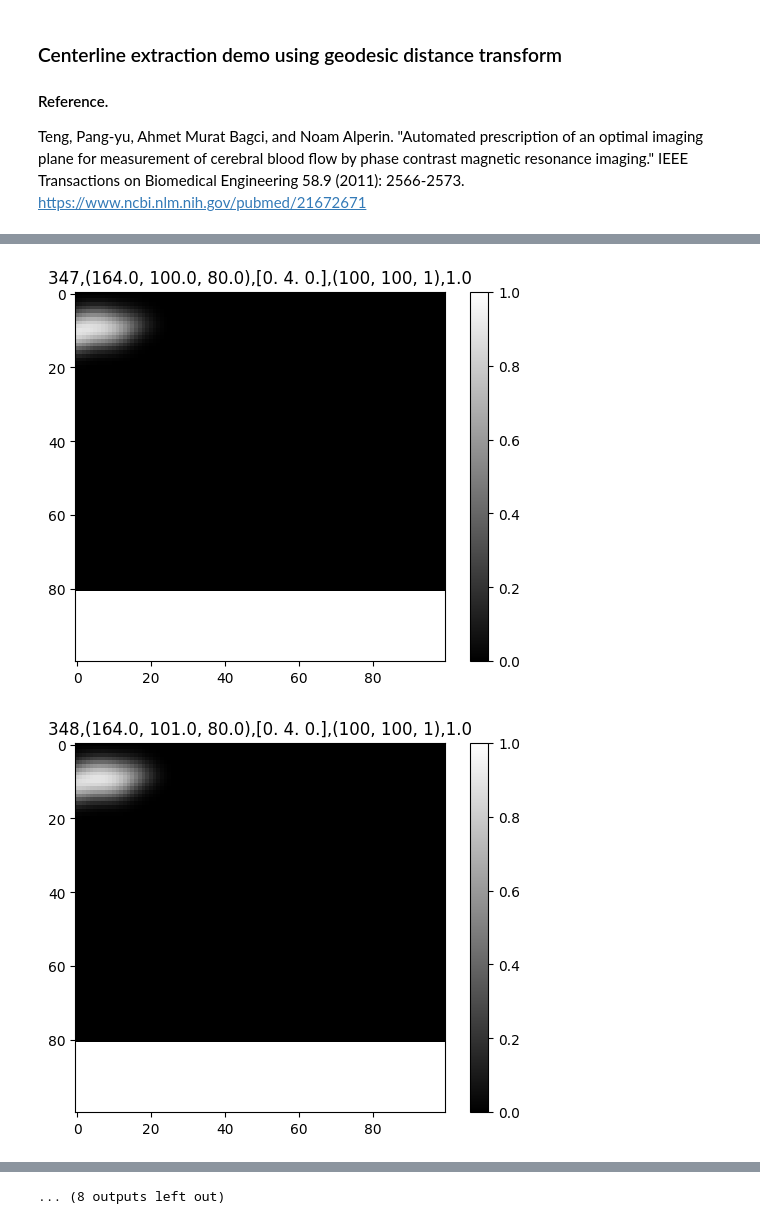
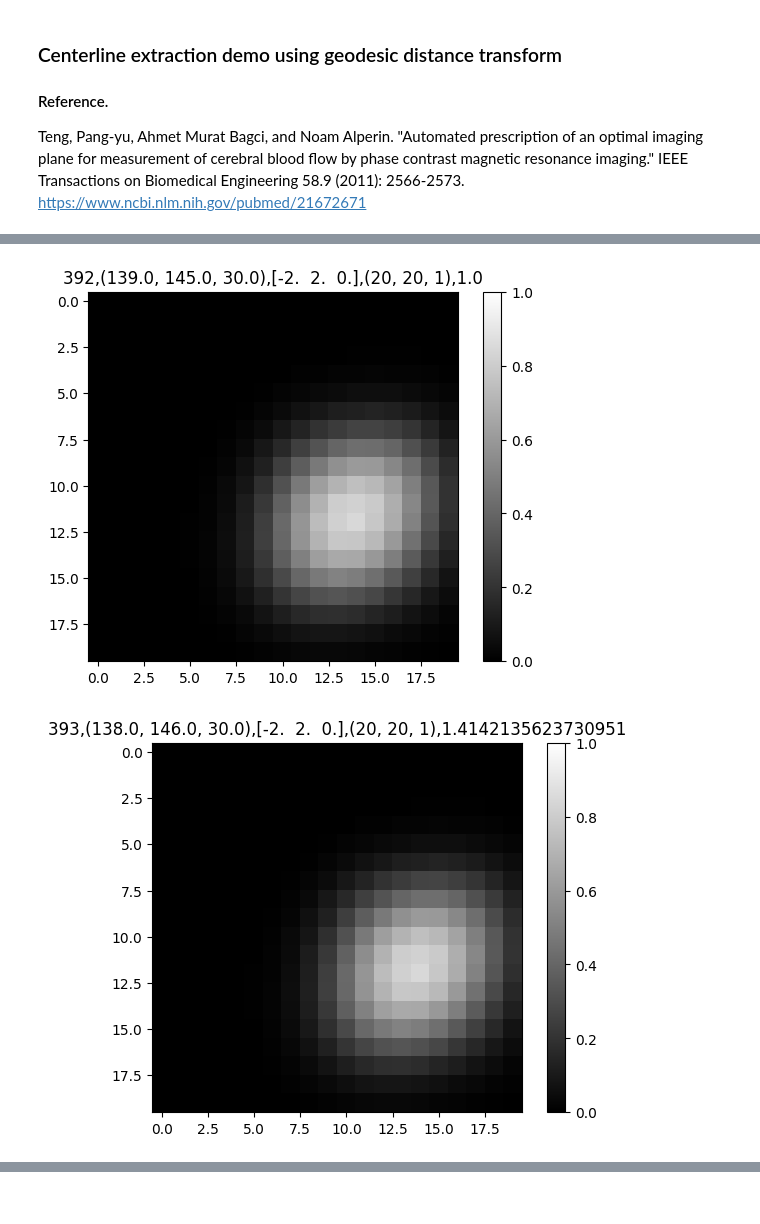
Before and after one commit to pangyuteng/simple-centerline-extraction, a Jupyter notebook: demo.ipynb, the cells around one changed output, grey strips where cells are left out. Drawn from its saved outputs; the diff is of its cells as text; code cells hidden in the pictures.

```diff
--- a/demo.ipynb
+++ b/demo.ipynb
@@ -26,8 +26,8 @@ def mock_image():
     r = z**2 + 3
     x = r * np.sin(theta) + const
     y = r * np.cos(theta) + const
-    z = z*10
-    img = np.zeros([256,256,150])
+    z = z*4
+    img = np.zeros([256,256,50])
     for i,j,k in zip(x,y,z):
         img[int(i),int(j),int(k)]=1
     img=binary_dilation(img,iterations=5)
@@ -87,7 +88,9 @@ False True (256, 256, 150)
 # %%
 sitk.WriteImage(img_obj,'img.nii.gz')
 # %%
-myz = 80
+offset = 1
+myz = 30
+plt.figure(figsize=(20,20))
 plt.subplot(121)
 plt.imshow(bsfield[:,:,myz].squeeze(),cmap='jet',vmin=0,vmax=5)
 plt.subplot(122)
@@ -96,5 +99,8 @@ for n,idx in enumerate(range(len(s_z))):
     slice_center = int(c_x[idx  ]),int(c_y[idx  ]),int(c_z[idx  ])
     if slice_center[2] != myz:
         continue
-    plt.scatter(slice_center[0],slice_center[1])
+    before_point = int(s_x[idx-offset]),int(s_y[idx-offset]),int(s_z[idx-offset])
+    after_point  = int(s_x[idx+offset]),int(s_y[idx+offset]),int(s_z[idx+offset])
+    plt.scatter(slice_center[1],slice_center[0])
+    plt.plot([before_point[1],after_point[1]],[before_point[0],after_point[0]],linestyle='-')
 # %% [output]
@@ -106,8 +112,8 @@ for n,idx in enumerate(range(len(s_z))):
     slice_center = int(c_x[idx  ]),int(c_y[idx  ]),int(c_z[idx  ])
     if slice_center[2] != myz:
         continue
-    before_point = int(s_x[idx-2]),int(s_y[idx-2]),int(s_z[idx-2])
-    after_point  = int(s_x[idx+2]),int(s_y[idx+2]),int(s_z[idx+2])
+    before_point = int(s_x[idx-offset]),int(s_y[idx-offset]),int(s_z[idx-offset])
+    after_point  = int(s_x[idx+offset]),int(s_y[idx+offset]),int(s_z[idx+offset])
 
     appx_radius = bsfield[slice_center[0],slice_center[1],slice_center[2]]
 
@@ -116,7 +122,8 @@ for n,idx in enumerate(range(len(s_z))):
     after_point = img_obj.TransformContinuousIndexToPhysicalPoint(after_point)
     slice_normal = np.array(after_point)-np.array(before_point)
     slice_spacing = (1,1,1) # mm
-    slice_size = (100,100,1)#(int(appx_radius)*10,int(appx_radius)*10,1) # voxel
+    slice_size= (int(appx_radius)*10,int(appx_radius)*10,1) # voxel
+    slice_size = (20,20,1)#
     is_label = False
 
     slice_obj = extract_slice(img_obj,slice_center,slice_normal,slice_spacing,slice_size,is_label)
@@ -152,2 +148,2 @@ for n,idx in enumerate(range(len(s_z))):
-[figure, old version]
+[figure, new version]
-[figure, old version]
+[figure, new version]
@@ -163 +155,0 @@ for n,idx in enumerate(range(len(s_z))):
-... (8 outputs left out)
```
Also changed, not shown: parts of 6 cells of this notebook.
